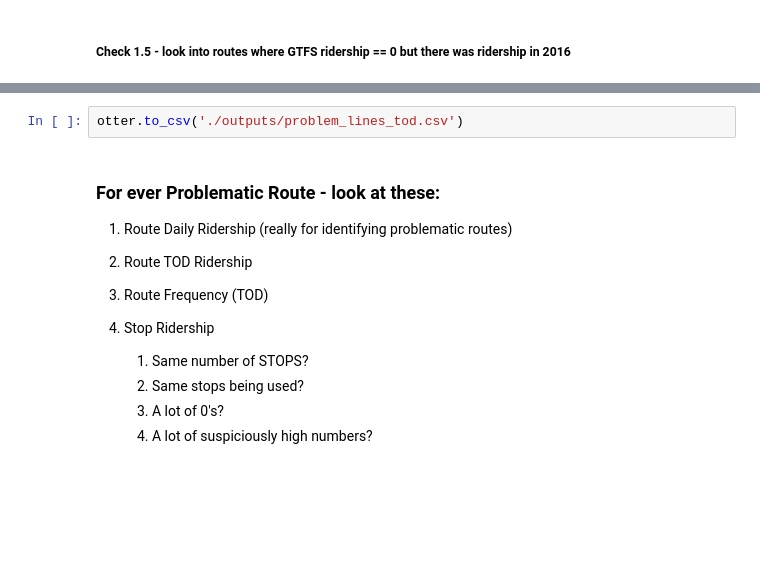
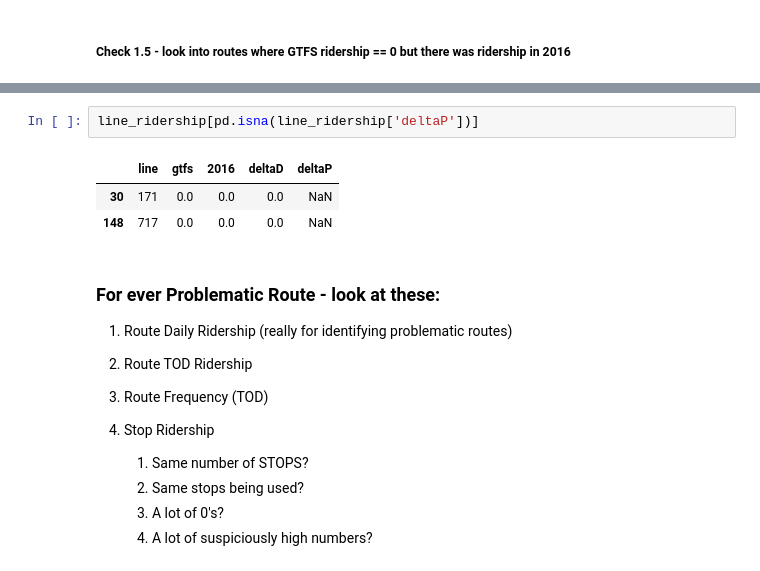
Before and after one commit to mmatkinson7/gtfs_transcad_prep, a Jupyter notebook: transit_network_compare_gtfs.ipynb, the cells around one changed output, grey strips where cells are left out. Saved outputs shown, nothing was run; the diff lists cells and outputs as text; blank space fills up the shorter version.

```diff
--- a/transit_network_compare_gtfs.ipynb
+++ b/transit_network_compare_gtfs.ipynb
@@ -239,5 +181,9 @@ for x in problem_lines:
-# %%
-otter.to_csv('./outputs/problem_lines_tod.csv')
+# %%
+line_ridership[pd.isna(line_ridership['deltaP'])]
+# %% [output]
+|  | line | gtfs | 2016 | deltaD | deltaP |
+| 30 | 171 | 0.0 | 0.0 | 0.0 | NaN |
+| 148 | 717 | 0.0 | 0.0 | 0.0 | NaN |
 # %% [markdown]
 ### For ever Problematic Route - look at these:
 1. Route Daily Ridership (really for identifying problematic routes)
```
Also changed, not shown: parts of 33 cells of this notebook.
